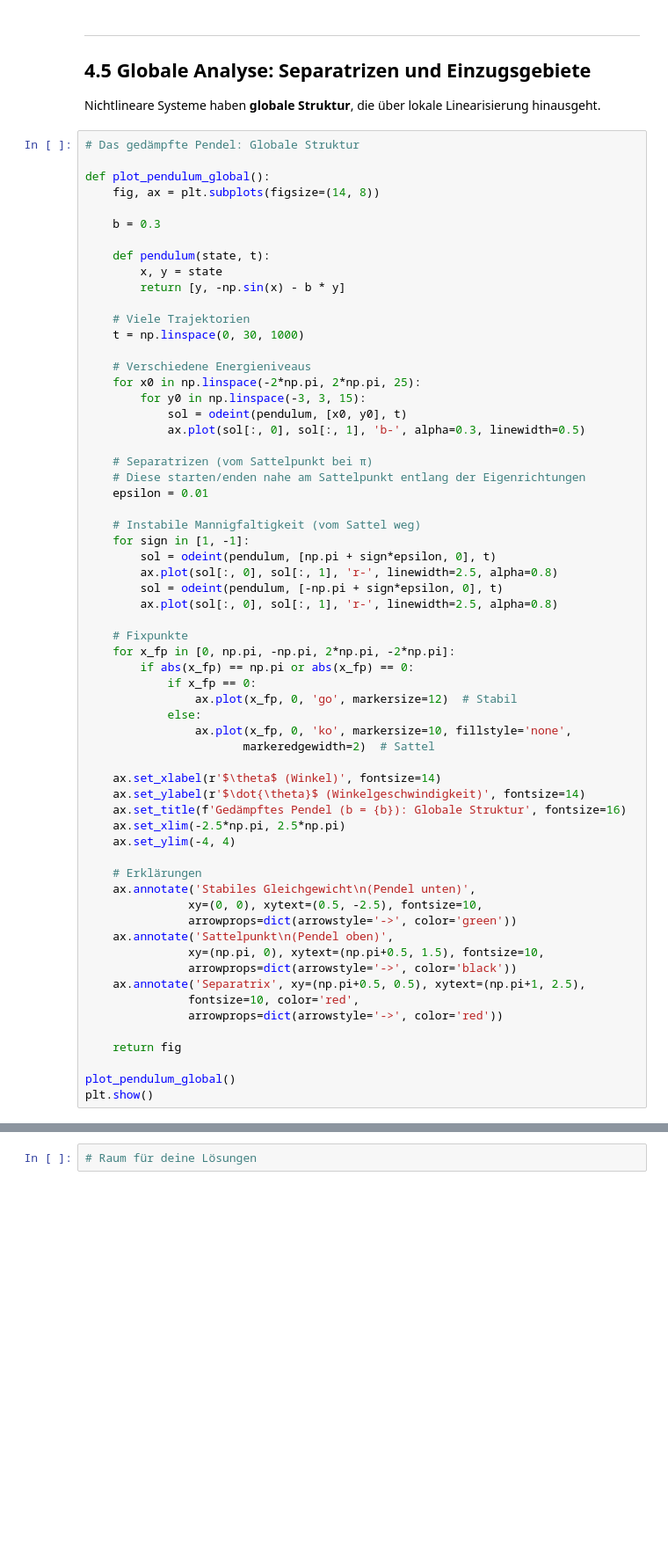
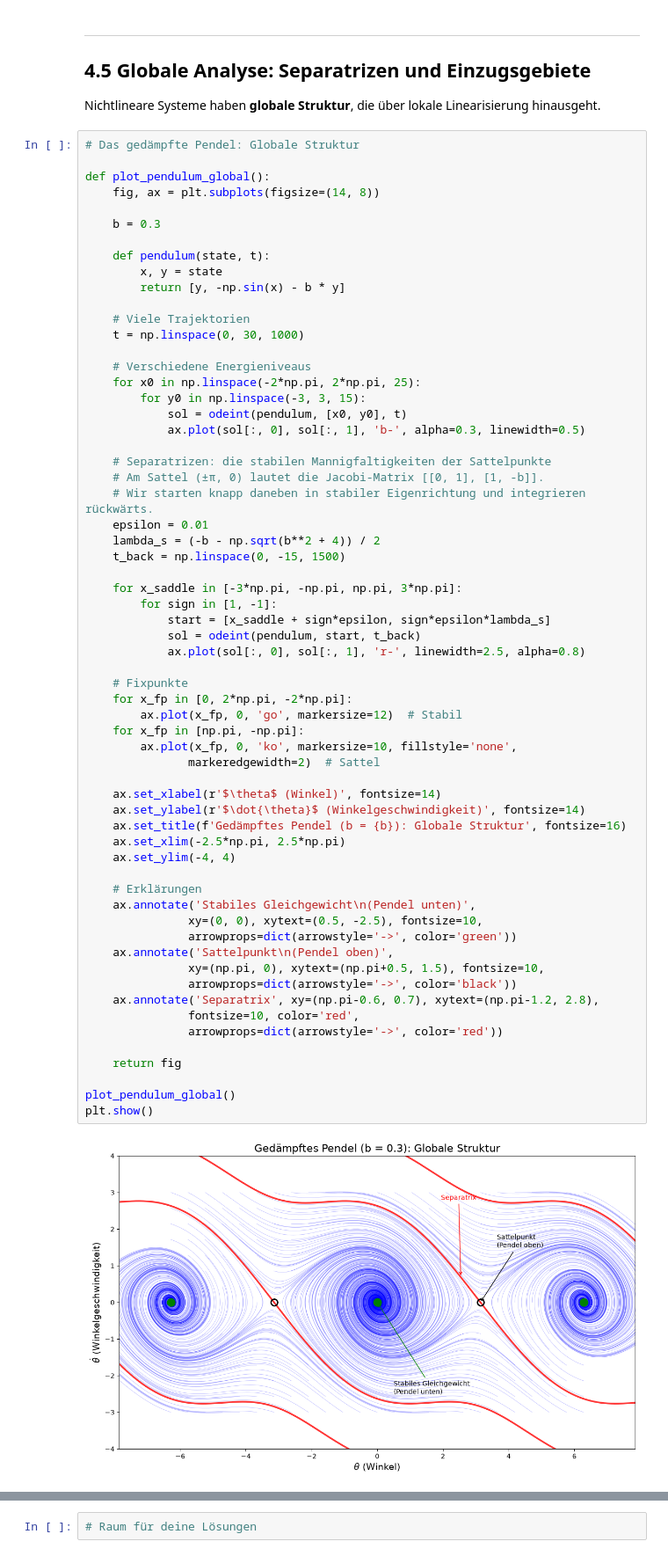
Before and after one commit to eddievanhalensolo/vector-fields-to-strange-attractors, a Jupyter notebook: notebooks/04_nichtlineare_systeme.ipynb, the cells around one changed output, grey strips where cells are left out. Shown at 88% size. Cells and saved outputs as stored; diff of their text form; blank space fills up the shorter version.

```diff
--- a/notebooks/04_nichtlineare_systeme.ipynb
+++ b/notebooks/04_nichtlineare_systeme.ipynb
@@ -427,46 +469,48 @@ def plot_pendulum_global():
     for x0 in np.linspace(-2*np.pi, 2*np.pi, 25):
         for y0 in np.linspace(-3, 3, 15):
             sol = odeint(pendulum, [x0, y0], t)
             ax.plot(sol[:, 0], sol[:, 1], 'b-', alpha=0.3, linewidth=0.5)
 
-    # Separatrizen (vom Sattelpunkt bei π)
-    # Diese starten/enden nahe am Sattelpunkt entlang der Eigenrichtungen
+    # Separatrizen: die stabilen Mannigfaltigkeiten der Sattelpunkte
+    # Am Sattel (±π, 0) lautet die Jacobi-Matrix [[0, 1], [1, -b]].
+    # Wir starten knapp daneben in stabiler Eigenrichtung und integrieren rückwärts.
     epsilon = 0.01
+    lambda_s = (-b - np.sqrt(b**2 + 4)) / 2
+    t_back = np.linspace(0, -15, 1500)
 
-    # Instabile Mannigfaltigkeit (vom Sattel weg)
-    for sign in [1, -1]:
-        sol = odeint(pendulum, [np.pi + sign*epsilon, 0], t)
-        ax.plot(sol[:, 0], sol[:, 1], 'r-', linewidth=2.5, alpha=0.8)
-        sol = odeint(pendulum, [-np.pi + sign*epsilon, 0], t)
-        ax.plot(sol[:, 0], sol[:, 1], 'r-', linewidth=2.5, alpha=0.8)
+    for x_saddle in [-3*np.pi, -np.pi, np.pi, 3*np.pi]:
+        for sign in [1, -1]:
+            start = [x_saddle + sign*epsilon, sign*epsilon*lambda_s]
+            sol = odeint(pendulum, start, t_back)
+            ax.plot(sol[:, 0], sol[:, 1], 'r-', linewidth=2.5, alpha=0.8)
 
     # Fixpunkte
-    for x_fp in [0, np.pi, -np.pi, 2*np.pi, -2*np.pi]:
-        if abs(x_fp) == np.pi or abs(x_fp) == 0:
-            if x_fp == 0:
-                ax.plot(x_fp, 0, 'go', markersize=12)  # Stabil
-            else:
-                ax.plot(x_fp, 0, 'ko', markersize=10, fillstyle='none',
-                       markeredgewidth=2)  # Sattel
+    for x_fp in [0, 2*np.pi, -2*np.pi]:
+        ax.plot(x_fp, 0, 'go', markersize=12)  # Stabil
+    for x_fp in [np.pi, -np.pi]:
+        ax.plot(x_fp, 0, 'ko', markersize=10, fillstyle='none',
+               markeredgewidth=2)  # Sattel
 
     ax.set_xlabel(r'$\theta$ (Winkel)', fontsize=14)
     ax.set_ylabel(r'$\dot{\theta}$ (Winkelgeschwindigkeit)', fontsize=14)
     ax.set_title(f'Gedämpftes Pendel (b = {b}): Globale Struktur', fontsize=16)
     ax.set_xlim(-2.5*np.pi, 2.5*np.pi)
     ax.set_ylim(-4, 4)
 
     # Erklärungen
     ax.annotate('Stabiles Gleichgewicht\n(Pendel unten)',
                xy=(0, 0), xytext=(0.5, -2.5), fontsize=10,
                arrowprops=dict(arrowstyle='->', color='green'))
     ax.annotate('Sattelpunkt\n(Pendel oben)',
                xy=(np.pi, 0), xytext=(np.pi+0.5, 1.5), fontsize=10,
                arrowprops=dict(arrowstyle='->', color='black'))
-    ax.annotate('Separatrix', xy=(np.pi+0.5, 0.5), xytext=(np.pi+1, 2.5),
+    ax.annotate('Separatrix', xy=(np.pi-0.6, 0.7), xytext=(np.pi-1.2, 2.8),
                fontsize=10, color='red',
                arrowprops=dict(arrowstyle='->', color='red'))
 
     return fig
 
 plot_pendulum_global()
 plt.show()
+# %% [output]
+[figure, added]
```
Also changed, not shown: parts of 11 cells of this notebook, 16 other files.
